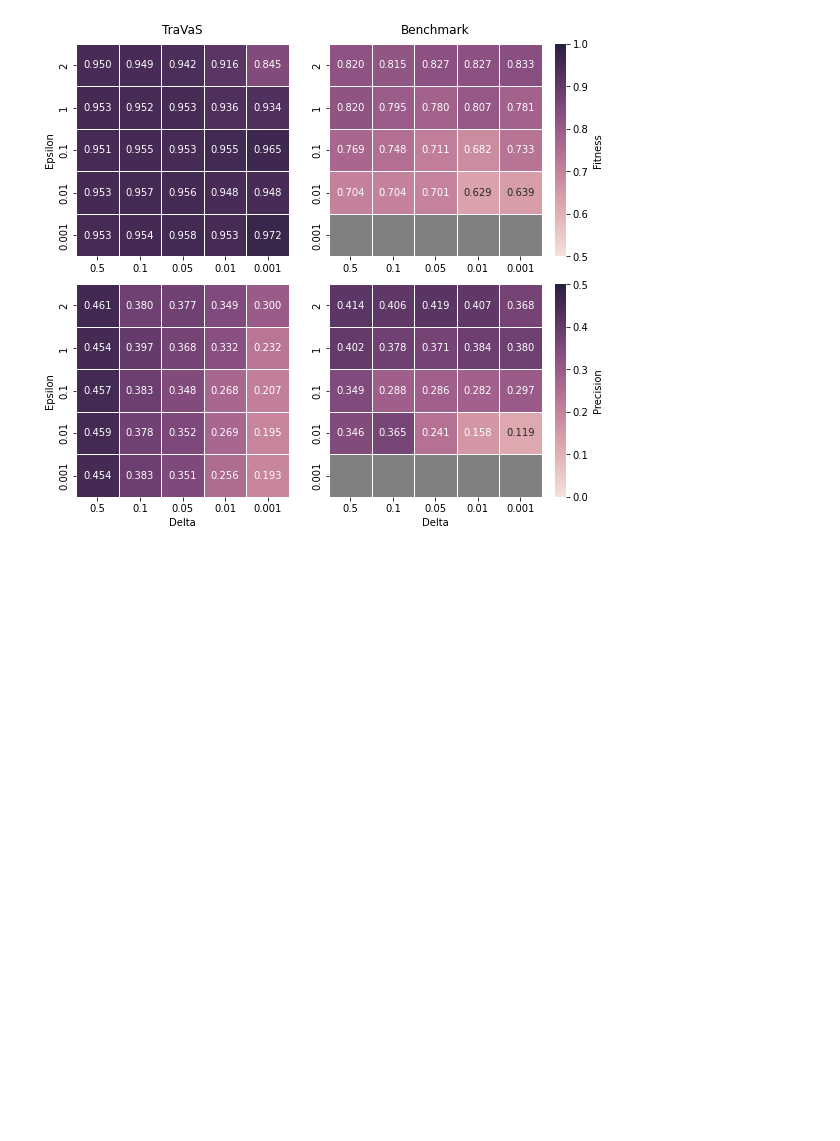
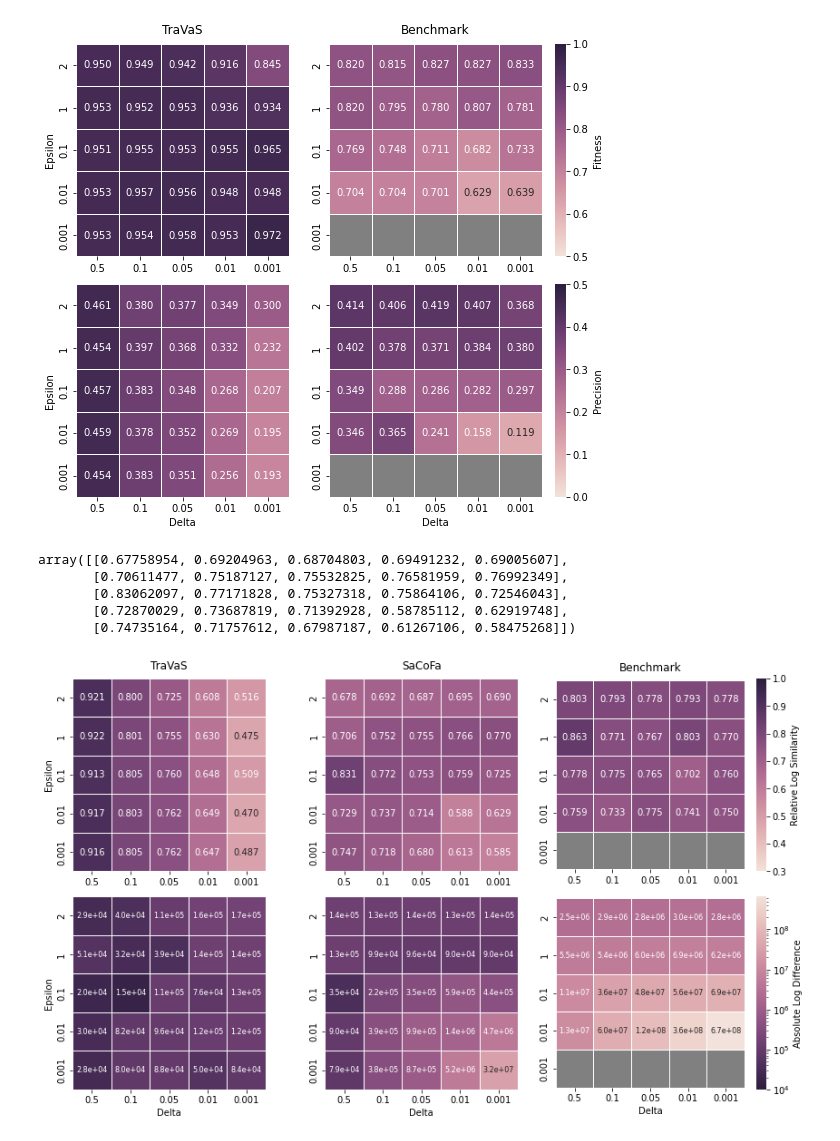
Before and after one commit to wangelik/TraVaS, a Jupyter notebook: experiments/Sepsis/run.ipynb, the cells around one changed output. Drawn from its saved outputs; the diff is of its cells as text; code cells hidden in the pictures; blank space fills up the shorter version.

Commit message:
added extended plots

```diff
--- a/experiments/Sepsis/run.ipynb
+++ b/experiments/Sepsis/run.ipynb
@@ -493,3 +491,51 @@ f.tight_layout()
 plt.savefig("Sepsis_2.pdf")
 # %% [output]
 [figure]
+# %%
+util_sacofa
+# %% [output]
+array([[0.67758954, 0.69204963, 0.68704803, 0.69491232, 0.69005607],
+       [0.70611477, 0.75187127, 0.75532825, 0.76581959, 0.76992349],
+       [0.83062097, 0.77171828, 0.75327318, 0.75864106, 0.72546043],
+       [0.72870029, 0.73687819, 0.71392928, 0.58785112, 0.62919748],
+       [0.74735164, 0.71757612, 0.67987187, 0.61267106, 0.58475268]])
+# %%
+# load final data
+util_single = np.loadtxt('single/util_single.txt')
+util_multi = np.loadtxt('multi/util_multi.txt')
+util_sacofa = np.loadtxt('sacofa/util_sacofa.txt')
+util_bench = np.loadtxt('benchmark/util_bench.txt')
+
+cost_single = np.loadtxt('single/cost_single.txt')
+cost_multi = np.loadtxt('multi/cost_multi.txt')
+cost_sacofa = np.loadtxt('sacofa/cost_sacofa.txt')
+cost_bench = np.loadtxt('benchmark/cost_bench.txt')
+
+util_best = np.maximum(util_single, util_multi)
+util_bench = np.vstack([util_bench, [np.nan, np.nan, np.nan, np.nan, np.nan]])
+cost_best = np.minimum(cost_single, cost_multi)
+cost_bench = np.vstack([cost_bench, [np.nan, np.nan, np.nan, np.nan, np.nan]])
+
+# create plots
+f, ax = plt.subplots(2, 3, figsize=(12.2, 7.3))
+cmap = sns.cubehelix_palette(as_cmap=True, light=.9)
+cmap_r = sns.cubehelix_palette(as_cmap=True, light=.9, reverse=True)
+cmap.set_bad('grey', 1.)
+cmap_r.set_bad('grey', 1.)
+ax[0,0] = sns.heatmap(util_best, ax=ax[0,0], vmin=0.3, vmax=1, cmap=cmap, square=True, annot=True, cbar=False, fmt='.3f', yticklabels=[2,1,0.1,0.01,0.001], xticklabels=[0.5,0.1,0.05,0.01,0.001], linewidths=.5)
+ax[0,1] = sns.heatmap(util_sacofa, ax=ax[0,1], vmin=0.3, vmax=1, cmap=cmap, square=True, annot=True, fmt='.3f', cbar=False, yticklabels=[2,1,0.1,0.01,0.001], xticklabels=[0.5,0.1,0.05,0.01,0.001], linewidths=.5)
+ax[0,2] = sns.heatmap(util_bench, ax=ax[0,2], vmin=0.3, vmax=1, cmap=cmap, square=True, annot=True, fmt='.3f', cbar=True, yticklabels=[2,1,0.1,0.01,0.001], xticklabels=[0.5,0.1,0.05,0.01,0.001], mask=np.isnan(util_bench), linewidths=.5, cbar_kws={'label': 'Relative Log Similarity'})
+ax[1,0] = sns.heatmap(cost_best, ax=ax[1,0], cmap=cmap_r, square=True, norm=LogNorm(vmin=1e4, vmax=np.nanmax(cost_bench)), annot=True, cbar=False, fmt='.1e', yticklabels=[2,1,0.1,0.01,0.001], xticklabels=[0.5,0.1,0.05,0.01,0.001], linewidths=.5, annot_kws={"fontsize":8})
+ax[1,1] = sns.heatmap(cost_sacofa, ax=ax[1,1], cmap=cmap_r, square=True, norm=LogNorm(vmin=1e4, vmax=np.nanmax(cost_bench)), annot=True, cbar=False, fmt='.1e', yticklabels=[2,1,0.1,0.01,0.001], xticklabels=[0.5,0.1,0.05,0.01,0.001], linewidths=.5, annot_kws={"fontsize":8})
+ax[1,2] = sns.heatmap(cost_bench, ax=ax[1,2], cmap=cmap_r, norm=LogNorm(vmin=1e4, vmax=np.nanmax(cost_bench)), square=True, annot=True, fmt='.1e', cbar=True, yticklabels=[2,1,0.1,0.01,0.001], xticklabels=[0.5,0.1,0.05,0.01,0.001], linewidths=.5, cbar_kws={'label': 'Absolute Log Difference'}, annot_kws={"fontsize":8})
+ax[0,0].set_title('TraVaS', pad=10)
+ax[0,1].set_title('SaCoFa', pad=10)
+ax[0,2].set_title('Benchmark', pad=10)
+ax[1,0].set(xlabel="Delta", ylabel="Epsilon")
+ax[0,0].set(ylabel="Epsilon")
+ax[1,1].set(xlabel="Delta")
+ax[1,2].set(xlabel="Delta")
+f.tight_layout()
+plt.savefig("Sepsis_1_extended.pdf")
+# %% [output]
+[figure, added]
```
Also changed, not shown: parts of 1 cell of this notebook, 1 other file.
